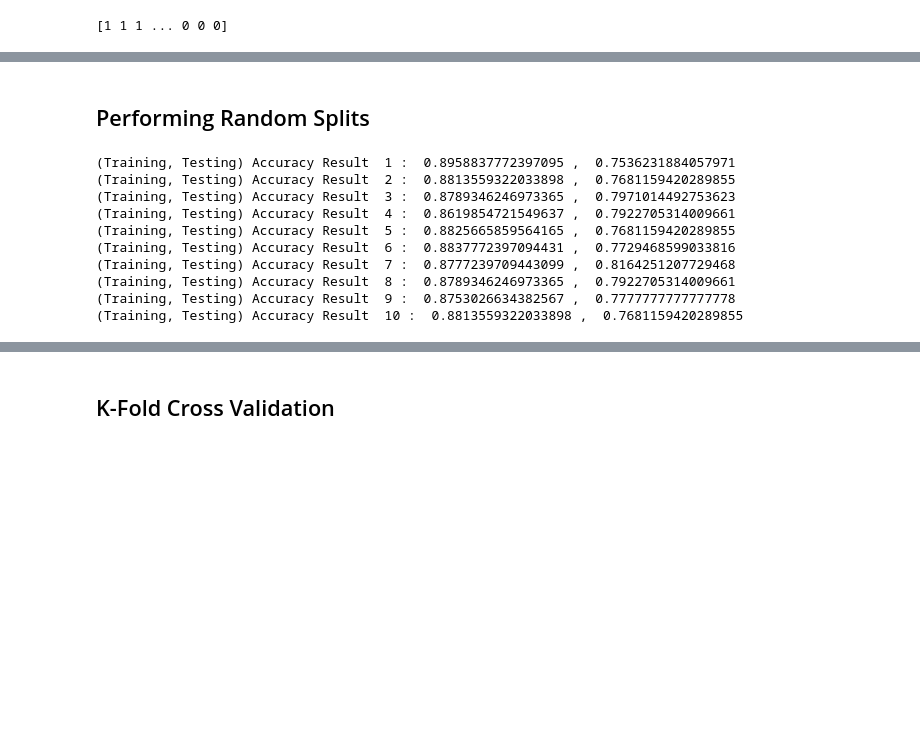
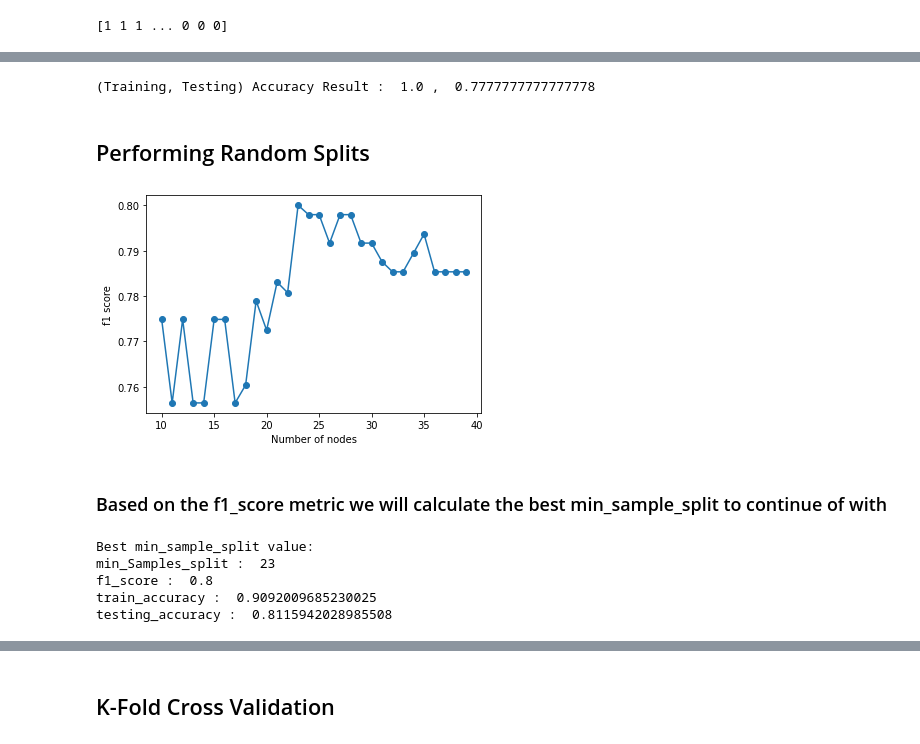
Before and after one commit to dhritix1999/ML-Rainfall-Forecasting-Model, a Jupyter notebook: Assignment2.ipynb, the cells around one changed output, grey strips where cells are left out. Cells and saved outputs as stored; diff of their text form; code cells hidden in the pictures; blank space fills up the shorter version.

```diff
--- a/Assignment2.ipynb
+++ b/Assignment2.ipynb
@@ -27,0 +29,3 @@ from sklearn import tree
+# %%
+#Splitting dataset matrices into training 80% and testing 20%
+X_train, X_test, y_train, y_test = train_test_split(X, Y, test_size=0.20)
@@ -28,3 +34,13 @@ from sklearn import tree
+# %%
+#declare default DT classifier
+default_model = tree.DecisionTreeClassifier()
+
+#Training it
+default_model.fit(X_train, y_train)
+
+print('(Training, Testing) Accuracy Result : ', default_model.score(X_train, y_train), ', ', default_model.score(X_test, y_test))
+# %% [output]
+(Training, Testing) Accuracy Result :  1.0 ,  0.7777777777777778
 # %% [markdown]
 ## Performing Random Splits
 # %%
@@ -32,24 +48,0 @@ from sklearn.model_selection import train_test_split
-# %%
-for i in range(10):
-
-    X_train, X_test, Y_train, Y_test = train_test_split(X, Y, test_size=0.20)
-
-    clf = tree.DecisionTreeClassifier(min_samples_split=40)
-
-    clf = clf.fit(X_train, Y_train)
-
-    y_pred = clf.predict(X_test)
-
-    print('(Training, Testing) Accuracy Result ' ,i+1,': ', clf.score(X_train, Y_train), ', ', clf.score(X_test, Y_test))
-    #training accuracy and testing /prediction accuracy
-# %% [output]
-(Training, Testing) Accuracy Result  1 :  0.8958837772397095 ,  0.7536231884057971
-(Training, Testing) Accuracy Result  2 :  0.8813559322033898 ,  0.7681159420289855
-(Training, Testing) Accuracy Result  3 :  0.8789346246973365 ,  0.7971014492753623
-(Training, Testing) Accuracy Result  4 :  0.8619854721549637 ,  0.7922705314009661
-(Training, Testing) Accuracy Result  5 :  0.8825665859564165 ,  0.7681159420289855
-(Training, Testing) Accuracy Result  6 :  0.8837772397094431 ,  0.7729468599033816
-(Training, Testing) Accuracy Result  7 :  0.8777239709443099 ,  0.8164251207729468
-(Training, Testing) Accuracy Result  8 :  0.8789346246973365 ,  0.7922705314009661
-(Training, Testing) Accuracy Result  9 :  0.8753026634382567 ,  0.7777777777777778
-(Training, Testing) Accuracy Result  10 :  0.8813559322033898 ,  0.7681159420289855
@@ -55,0 +90,25 @@ for i in range(10):
+# %%
+#plotting f1 score graph
+plt.xlabel("Number of nodes")
+plt.ylabel("f1 score")
+plt.plot(values, f1_scores,'-o')
+plt.show()
+# %% [output]
+[figure, added]
+# %% [markdown]
+### Based on the f1_score metric we will calculate the best min_sample_split to continue of with
+# %%
+print("Best min_sample_split value:")
+max_f1_score = max(f1_scores)
+index = f1_scores.index(max_f1_score)
+best_min_sample_split = values[index]
+print('min_Samples_split : ', best_min_sample_split)
+print('f1_score : ', max_f1_score)
+print('train_accuracy : ', train_scores[index])
+print('testing_accuracy : ', test_scores[index])
+# %% [output]
+Best min_sample_split value:
+min_Samples_split :  23
+f1_score :  0.8
+train_accuracy :  0.9092009685230025
+testing_accuracy :  0.8115942028985508
```
Also changed, not shown: parts of 13 cells of this notebook.
